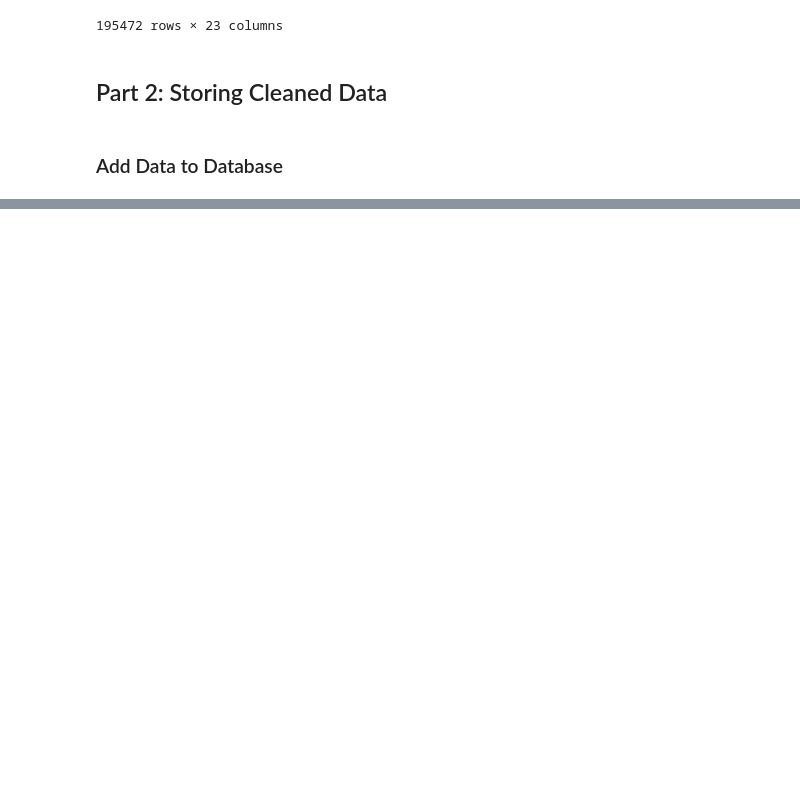
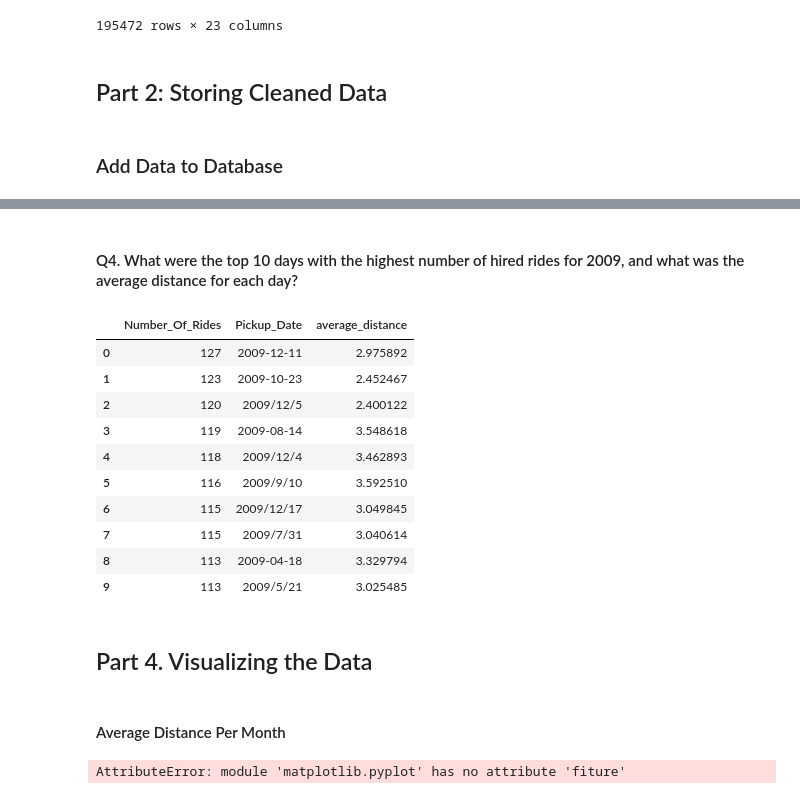
Before and after one commit to as597668404/IEOR4501_Final_Project, a Jupyter notebook: Project_Draft.ipynb, the cells around one changed output, grey strips where cells are left out. Saved outputs shown, nothing was run; the diff lists cells and outputs as text; code cells hidden in the pictures; blank space fills up the shorter version.

Commit message:
Part 3 in process

```diff
--- a/Project_Draft.ipynb
+++ b/Project_Draft.ipynb
@@ -897,0 +1060,36 @@ engine.execute("SELECT * FROM TaxiRides").fetchall()
+# %% [markdown]
+#### Q4. What were the top 10 days with the highest number of hired rides for 2009, and what was the average distance for each day?
+# %%
+## In this question we used UNION ALL to combine the information from 2 tables with the same columns, which made it possible for us to generate the query.
+
+Top10daysfor2009 = """
+SELECT COUNT(*) AS Number_Of_Rides,
+Pickup_Date as Pickup_Date,
+AVG(Distance) as average_distance
+FROM (
+    SELECT Pickup_Date, Year, Distance FROM uber_data
+    WHERE Year = 2009
+    UNION ALL
+    SELECT Pickup_Date, Year, Distance FROM taxi_data
+    WHERE Year = 2009
+    ) X
+GROUP BY Pickup_Date
+ORDER BY Number_Of_Rides DESC
+LIMIT 10;
+"""
+
+
+query_top10days = sqldf(Top10daysfor2009)
+query_top10days
+# %% [output]
+|  | Number_Of_Rides | Pickup_Date | average_distance |
+| 0 | 127 | 2009-12-11 | 2.975892 |
+| 1 | 123 | 2009-10-23 | 2.452467 |
+| 2 | 120 | 2009/12/5 | 2.400122 |
+| 3 | 119 | 2009-08-14 | 3.548618 |
+| 4 | 118 | 2009/12/4 | 3.462893 |
+| 5 | 116 | 2009/9/10 | 3.592510 |
+| 6 | 115 | 2009/12/17 | 3.049845 |
+| 7 | 115 | 2009/7/31 | 3.040614 |
+| 8 | 113 | 2009-04-18 | 3.329794 |
+| 9 | 113 | 2009/5/21 | 3.025485 |
@@ -897,0 +1100,2 @@ engine.execute("SELECT * FROM TaxiRides").fetchall()
+# %% [markdown]
+## Part 4. Visualizing the Data
@@ -897,0 +1104,7 @@ engine.execute("SELECT * FROM TaxiRides").fetchall()
+# %% [markdown]
+#### Average Distance Per Month
+# %%
+fig = plt.fiture()
+ax = plt.axes()
+# %% [output]
+AttributeError: module 'matplotlib.pyplot' has no attribute 'fiture'
```
Also changed, not shown: parts of 16 cells of this notebook, 3 other files.
